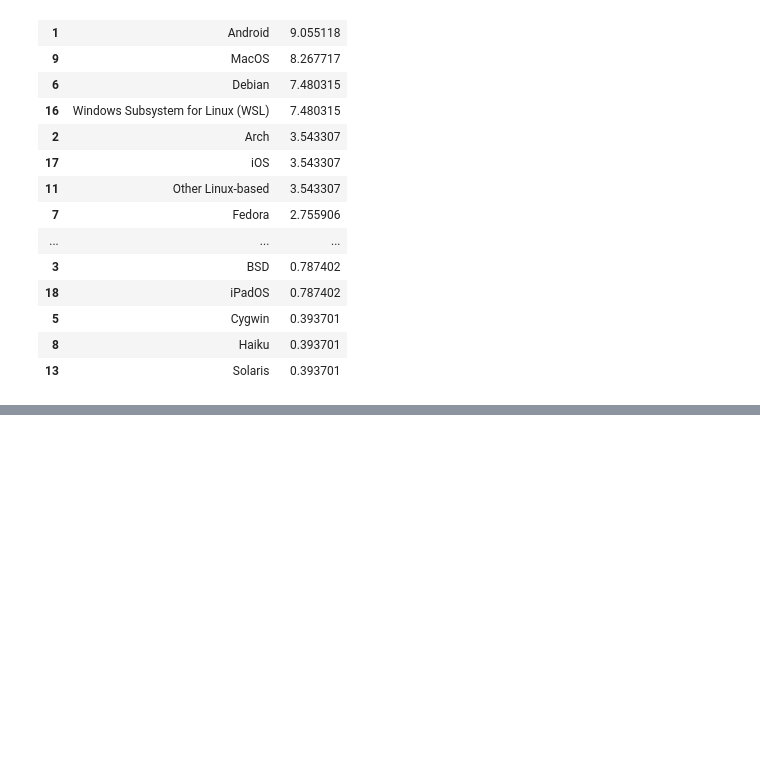
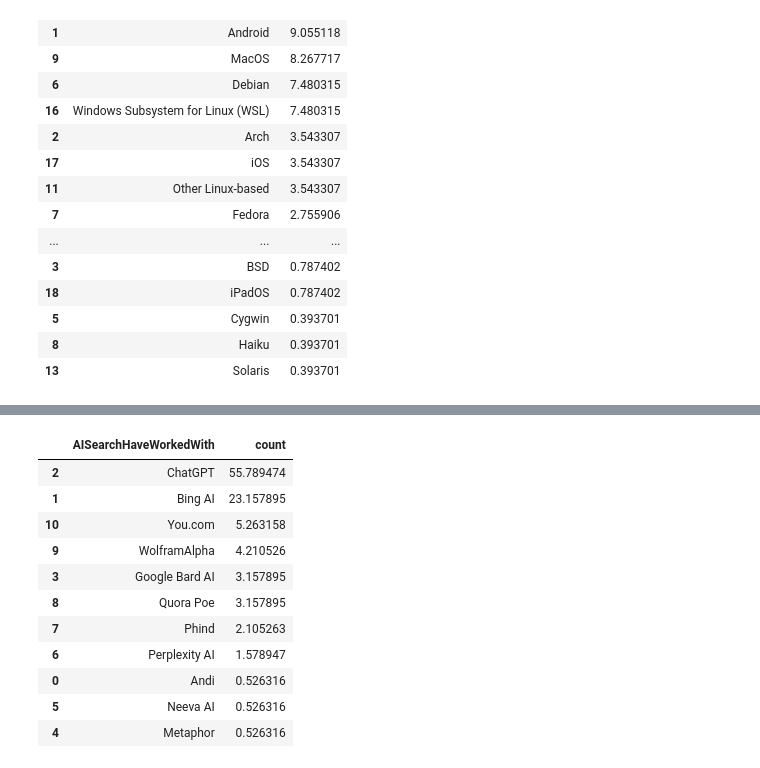
Before and after one commit to abrahim-k/stack_overflow_data, a Jupyter notebook: stack_overflow.ipynb, the cells around one changed output, grey strips where cells are left out. Saved outputs shown, nothing was run; the diff lists cells and outputs as text; code cells hidden in the pictures; blank space fills up the shorter version.

```diff
--- a/stack_overflow.ipynb
+++ b/stack_overflow.ipynb
@@ -285,0 +300,17 @@ some_influence_language
+# %%
+
+some_influence_ai = some_result_maker.get_percentages_df_by_column('AISearchHaveWorkedWith')
+some_influence_ai
+# %% [output]
+|  | AISearchHaveWorkedWith | count |
+| 2 | ChatGPT | 55.789474 |
+| 1 | Bing AI | 23.157895 |
+| 10 | You.com | 5.263158 |
+| 9 | WolframAlpha | 4.210526 |
+| 3 | Google Bard AI | 3.157895 |
+| 8 | Quora Poe | 3.157895 |
+| 7 | Phind | 2.105263 |
+| 6 | Perplexity AI | 1.578947 |
+| 0 | Andi | 0.526316 |
+| 5 | Neeva AI | 0.526316 |
+| 4 | Metaphor | 0.526316 |
```
Also changed, not shown: parts of 5 cells of this notebook.
